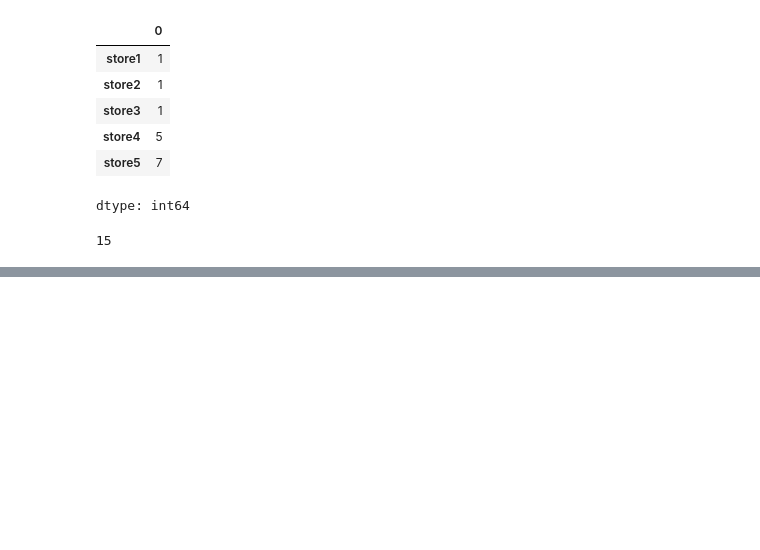
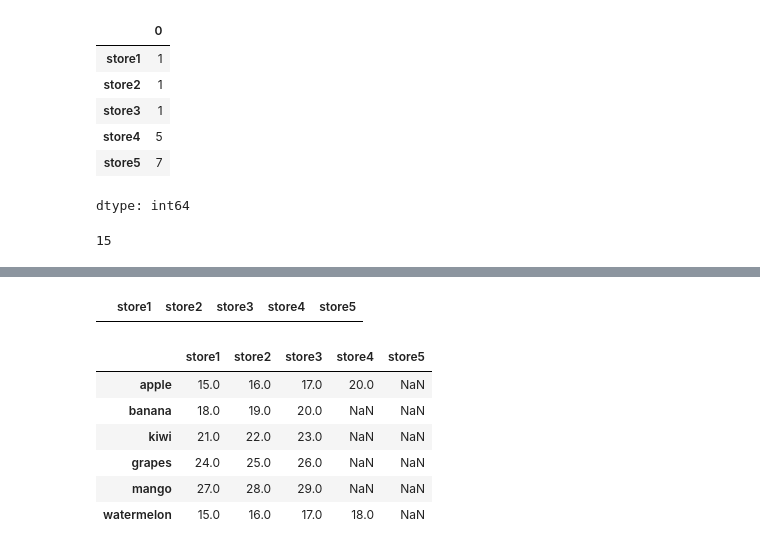
Before and after one commit to salemprakash/EDA, a Jupyter notebook: Chapter2.ipynb, the cells around one changed output, grey strips where cells are left out. Saved outputs shown, nothing was run; the diff lists cells and outputs as text; code cells hidden in the pictures; blank space fills up the shorter version.

```diff
--- a/Chapter2.ipynb
+++ b/Chapter2.ipynb
@@ -290,0 +313,17 @@ dfx.count()
+# %%
+#If dropna() is applied to the entire dataframe, then it will drop all the rows from the dataframe, because there is at least one NaN value in our dataframe:
+dfx.dropna()
+# %% [output]
+|  | store1 | store2 | store3 | store4 | store5 |
+# %%
+#####Dropping by rows
+#We can also drop rows that have NaN values. To do so, we can use the how=all argument to drop only those rows entire values are entirely NaN:
+dfx.dropna(how='all')
+# %% [output]
+|  | store1 | store2 | store3 | store4 | store5 |
+| apple | 15.0 | 16.0 | 17.0 | 20.0 | NaN |
+| banana | 18.0 | 19.0 | 20.0 | NaN | NaN |
+| kiwi | 21.0 | 22.0 | 23.0 | NaN | NaN |
+| grapes | 24.0 | 25.0 | 26.0 | NaN | NaN |
+| mango | 27.0 | 28.0 | 29.0 | NaN | NaN |
+| watermelon | 15.0 | 16.0 | 17.0 | 18.0 | NaN |
```
Also changed, not shown: parts of 7 cells of this notebook.
